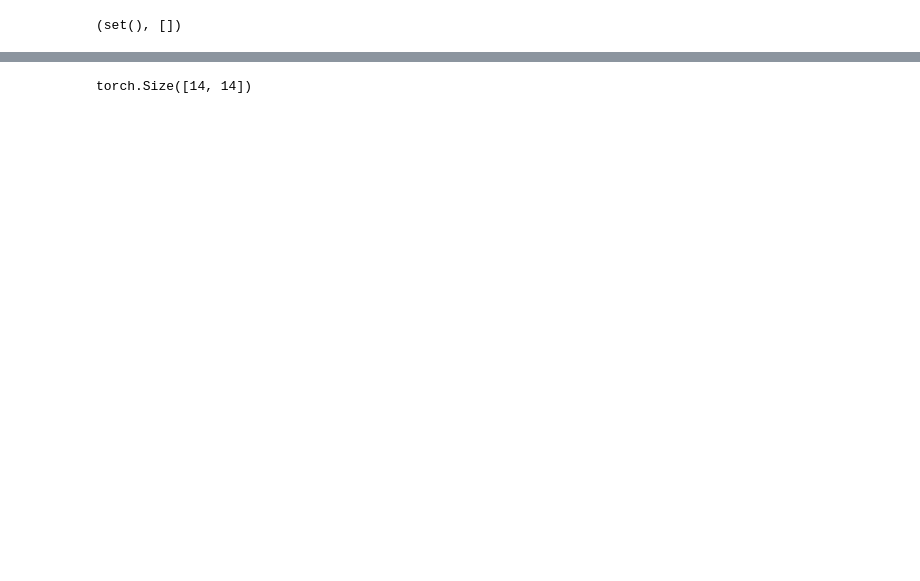
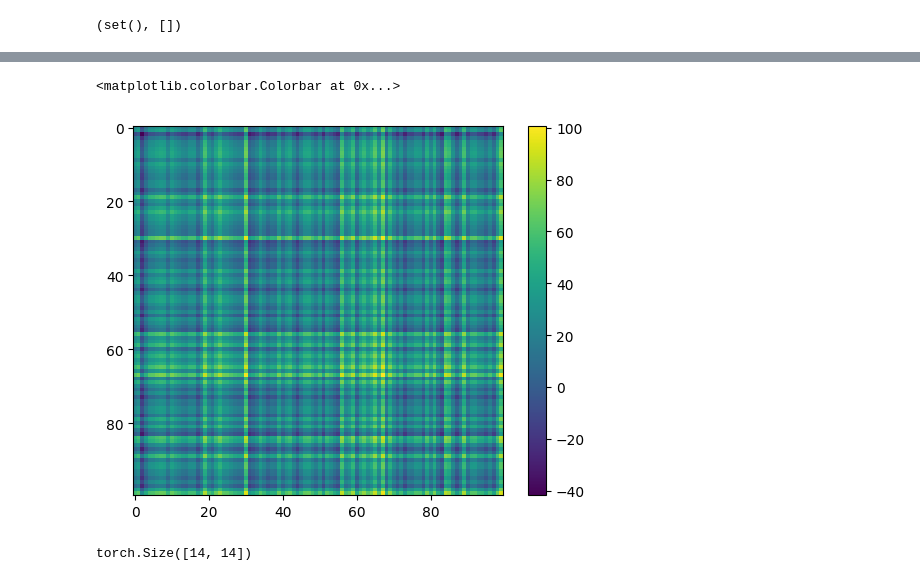
Before and after one commit to adrien-lagesse/gnnco, a Jupyter notebook: notebooks/similarity_visualization.ipynb, the cells around one changed output, grey strips where cells are left out. Cells and saved outputs as stored; diff of their text form; code cells hidden in the pictures; blank space fills up the shorter version.

```diff
--- a/notebooks/similarity_visualization.ipynb
+++ b/notebooks/similarity_visualization.ipynb
@@ -27,3 +34,25 @@ signal = BatchedSignals(torch.ones((g.order(), 1)), torch.LongTensor([0]))
+# %%
+pair_g = BatchedDenseGraphs.from_graphs(
+    [DenseGraph(adjacency_matrix=torch.logical_not(torch.eye(2, dtype=torch.bool)))]
+).to_sparse()
+# g = erdos_renyi(1, 20, 0.4).to_sparse()
+pair_batch = pair_g
+pair_g = pair_g[0]
+pair_adjacency_matrix = pair_g.adj()
+pair_signal = BatchedSignals(torch.ones((pair_g.order(), 1)), torch.LongTensor([0]))
+pair_out = model(pair_signal, pair_batch)._signals
+# %%
+y = torch.zeros((100,100))
+
+for i in range(100):
+    for j in range(100):
+        y[i,j] = (out[i]*pair_out[0]).sum() + (out[j]*pair_out[0]).sum()
+# %%
+im = plt.imshow(y.detach().numpy())
+plt.colorbar(im)
+# %% [output]
+<matplotlib.colorbar.Colorbar at 0x...>
+[figure, added]
 # %%
 out = model(signal, batch)._signals
 # %%
```
Also changed, not shown: parts of 3 cells of this notebook, 4 other files.
